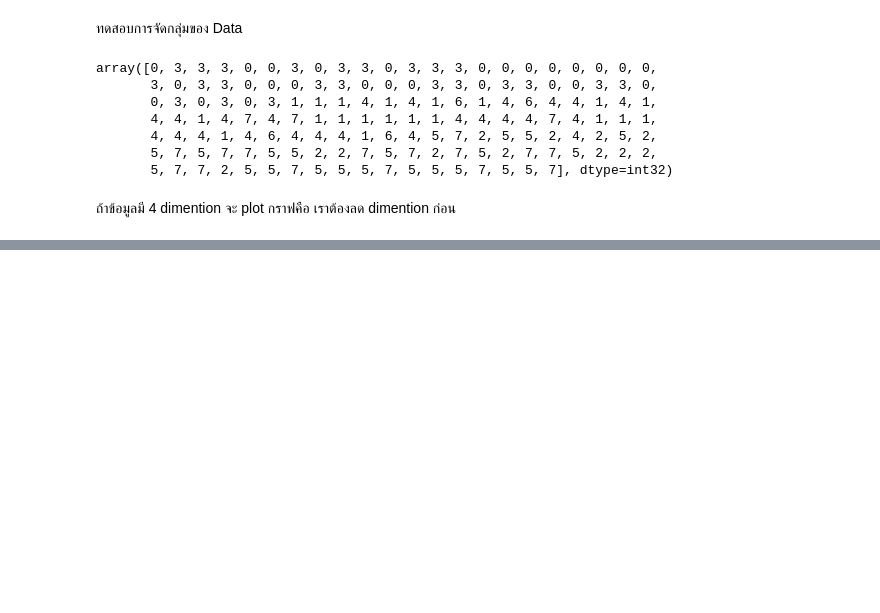
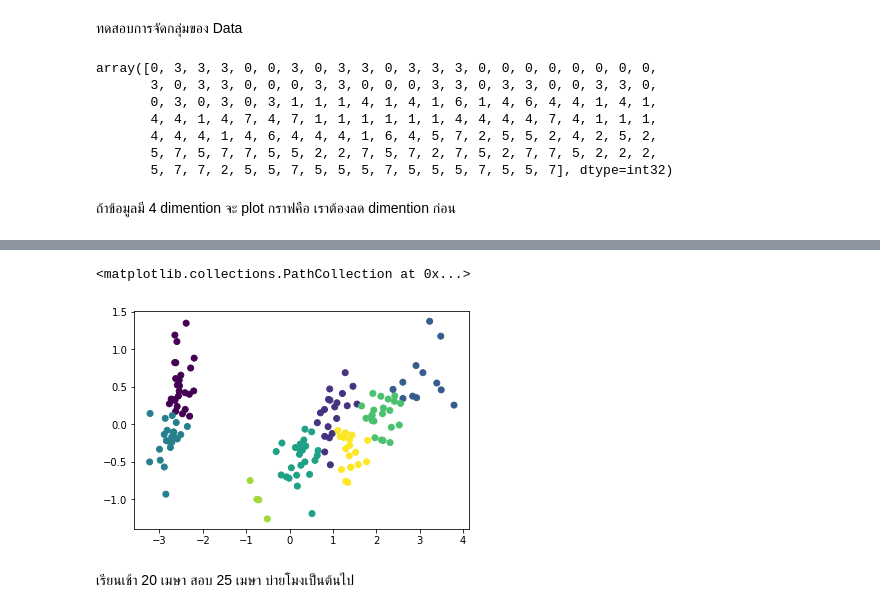
Before and after one commit to Jittiya/multivariate, a Jupyter notebook: Chapter_6_Cluster_Analysis.ipynb, the cells around one changed output, grey strips where cells are left out. Cells and saved outputs as stored; diff of their text form; code cells hidden in the pictures; blank space fills up the shorter version.

```diff
--- a/Chapter_6_Cluster_Analysis.ipynb
+++ b/Chapter_6_Cluster_Analysis.ipynb
@@ -131,0 +133,8 @@ NameError: ignored
+# %%
+plt.scatter(new_pca[:,0],new_pca[:,1],c=y)
+# %% [output]
+<matplotlib.collections.PathCollection at 0x...>
+[figure, added]
+# %% [markdown]
+เรียนเช้า 20 เมษา
+สอบ 25 เมษา บ่ายโมงเป็นต้นไป
```
Also changed, not shown: parts of 8 cells of this notebook.
